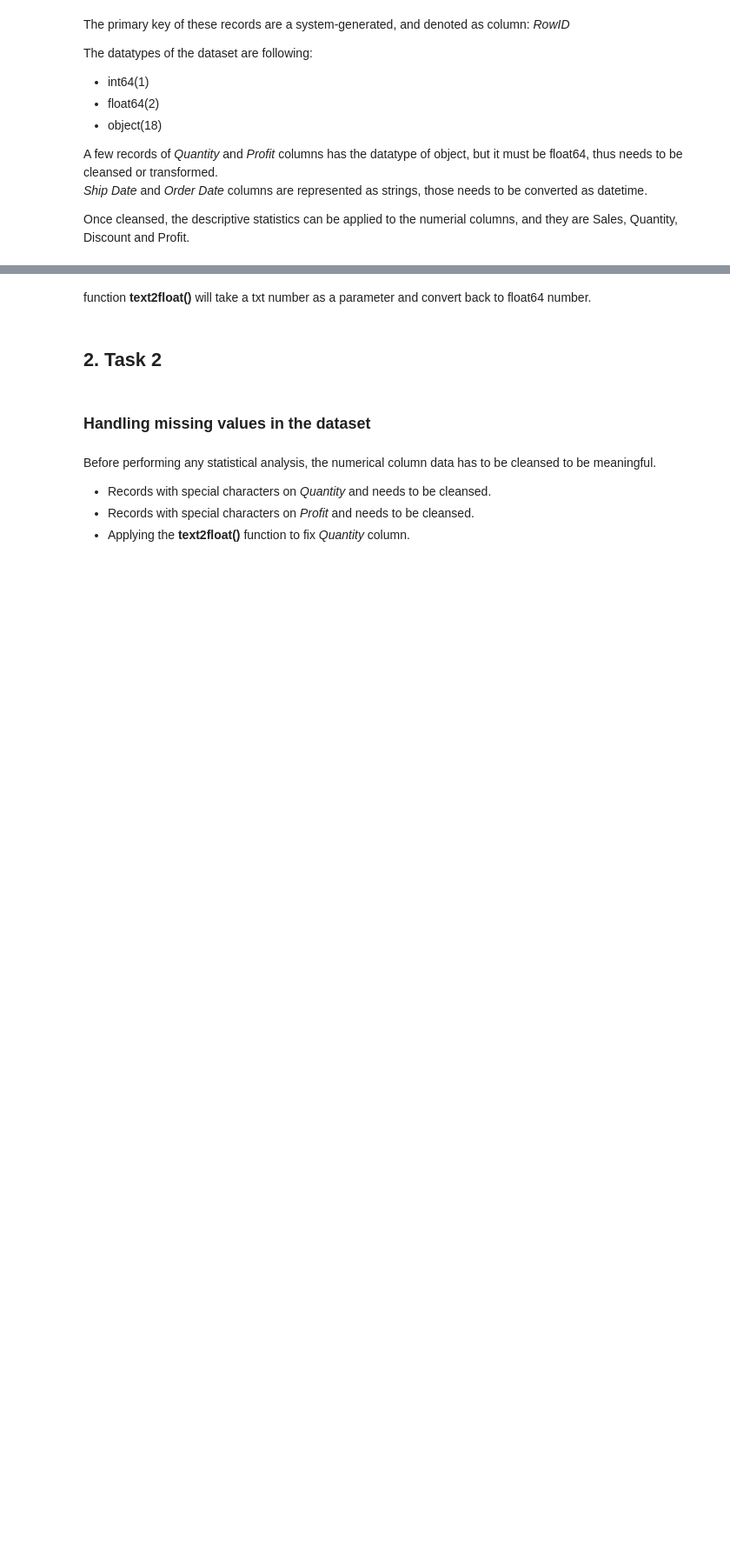
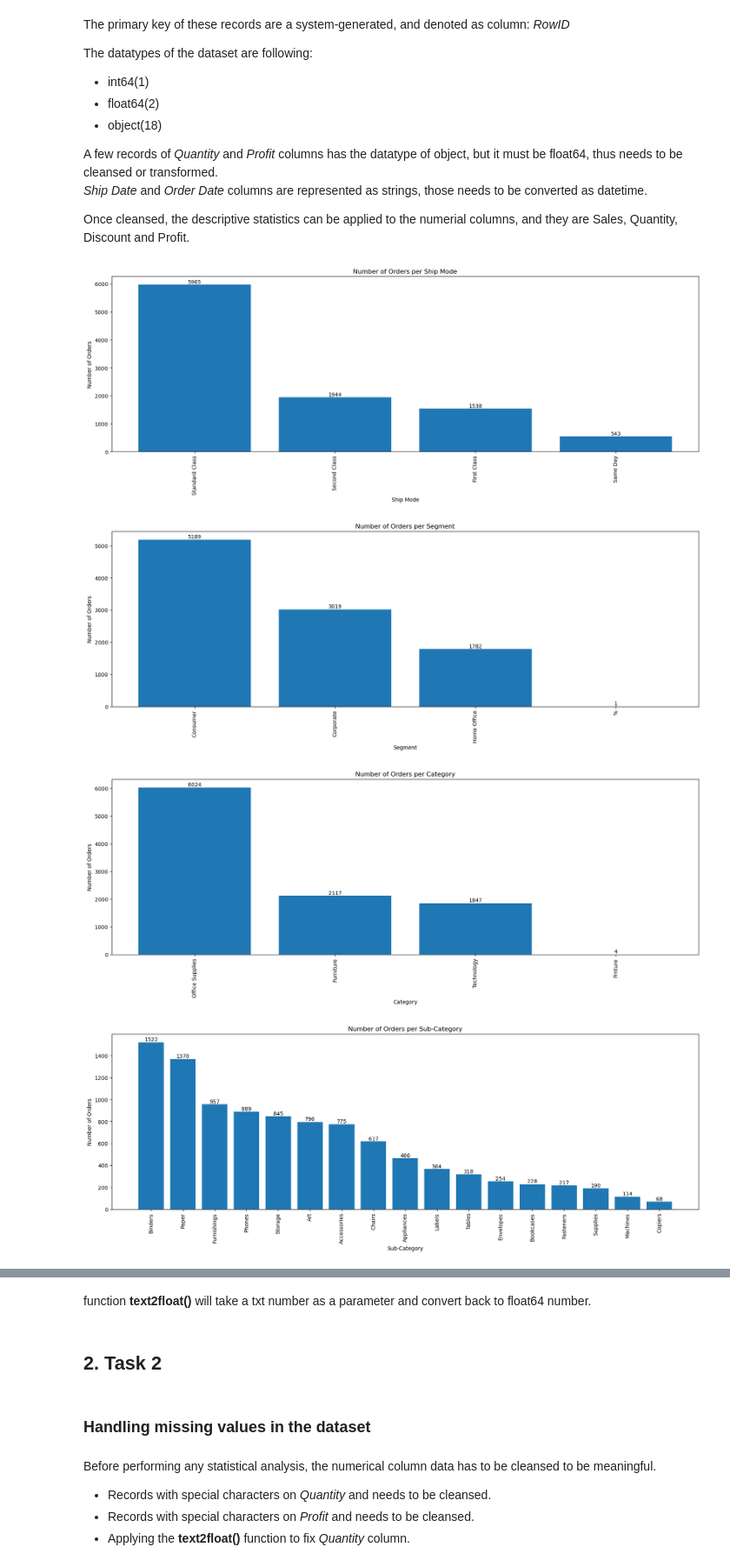
Before and after one commit to nareshwar/uhull-module-1, a Jupyter notebook: assignment_notebook/assignment_final.ipynb, the cells around one changed output, grey strips where cells are left out. Shown: that part at 87% size. Saved outputs shown, nothing was run; the diff lists cells and outputs as text; code cells hidden in the pictures; blank space fills up the shorter version.

Commit message:
Added histograms

```diff
--- a/assignment_notebook/assignment_final.ipynb
+++ b/assignment_notebook/assignment_final.ipynb
@@ -111,3 +56,47 @@ A few records of *Quantity* and *Profit* columns has the datatype of object, but
 *Ship Date* and *Order Date* columns are represented as strings, those needs to be converted as datetime.
 
 Once cleansed, the descriptive statistics can be applied to the numerial columns, and they are Sales, Quantity, Discount and Profit.
+# %%
+def plot_histogram(data, xlabel, ylabel, title):
+    plt.figure(figsize=(20, 6))
+
+    bars = plt.bar(data.index, data)
+
+    plt.title(title)
+    plt.xlabel(xlabel)
+    plt.ylabel(ylabel)
+    plt.xticks(rotation=90)
+
+    for bar in bars:
+        height = bar.get_height()
+        plt.text(bar.get_x() + bar.get_width() / 2, height, height, ha='center', va='bottom')
+    plt.show()
+# %%
+# Histogram for 'Ship Mode'
+orders_per_segment = global_super_store_df['Ship Mode'].value_counts()
+plot_histogram(orders_per_segment, 'Ship Mode', 'Number of Orders', 'Number of Orders per Ship Mode')
+
+# Histogram for 'Segment'
+orders_per_segment = global_super_store_df['Segment'].value_counts()
+plot_histogram(orders_per_segment, 'Segment', 'Number of Orders', 'Number of Orders per Segment')
+
+# Histogram for 'Category'
+orders_per_category = global_super_store_df['Category'].value_counts()
+plot_histogram(orders_per_category, 'Category', 'Number of Orders', 'Number of Orders per Category')
+
+# Histogram for 'Sub-Category'
+orders_per_sub_category = global_super_store_df['Sub-Category'].value_counts()
+plot_histogram(orders_per_sub_category, 'Sub-Category', 'Number of Orders', 'Number of Orders per Sub-Category')
+
+# Histogram for 'Region'
+orders_per_sub_category = global_super_store_df['Region'].value_counts()
+plot_histogram(orders_per_sub_category, 'Region', 'Number of Orders', 'Number of Orders per Region')
+
+# Histogram for 'State'
+orders_per_sub_category = global_super_store_df['State'].value_counts()
+plot_histogram(orders_per_sub_category, 'State', 'Number of Orders', 'Number of Orders per State')
+# %% [output]
+[figure, added]
+[figure, added]
+[figure, added]
+[figure, added]
```
Also changed, not shown: parts of 33 cells of this notebook.
